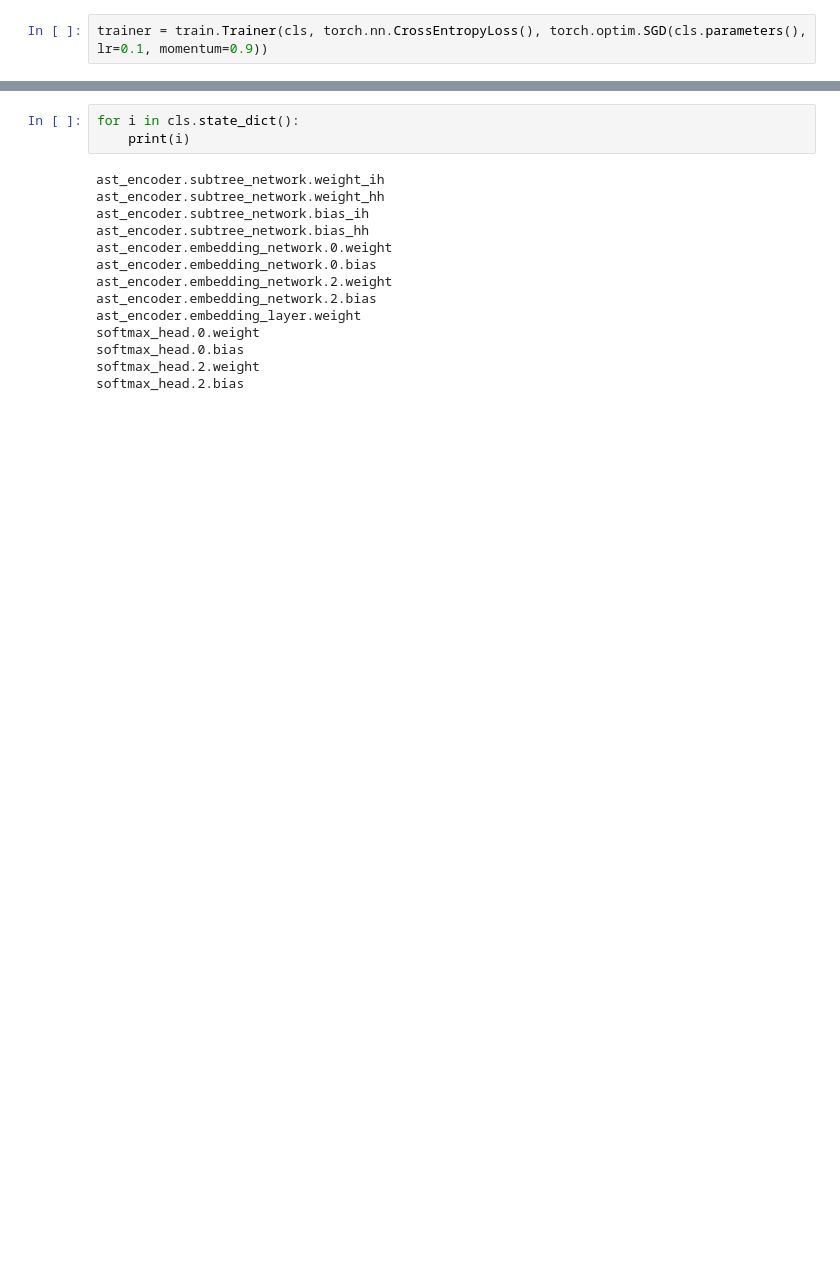
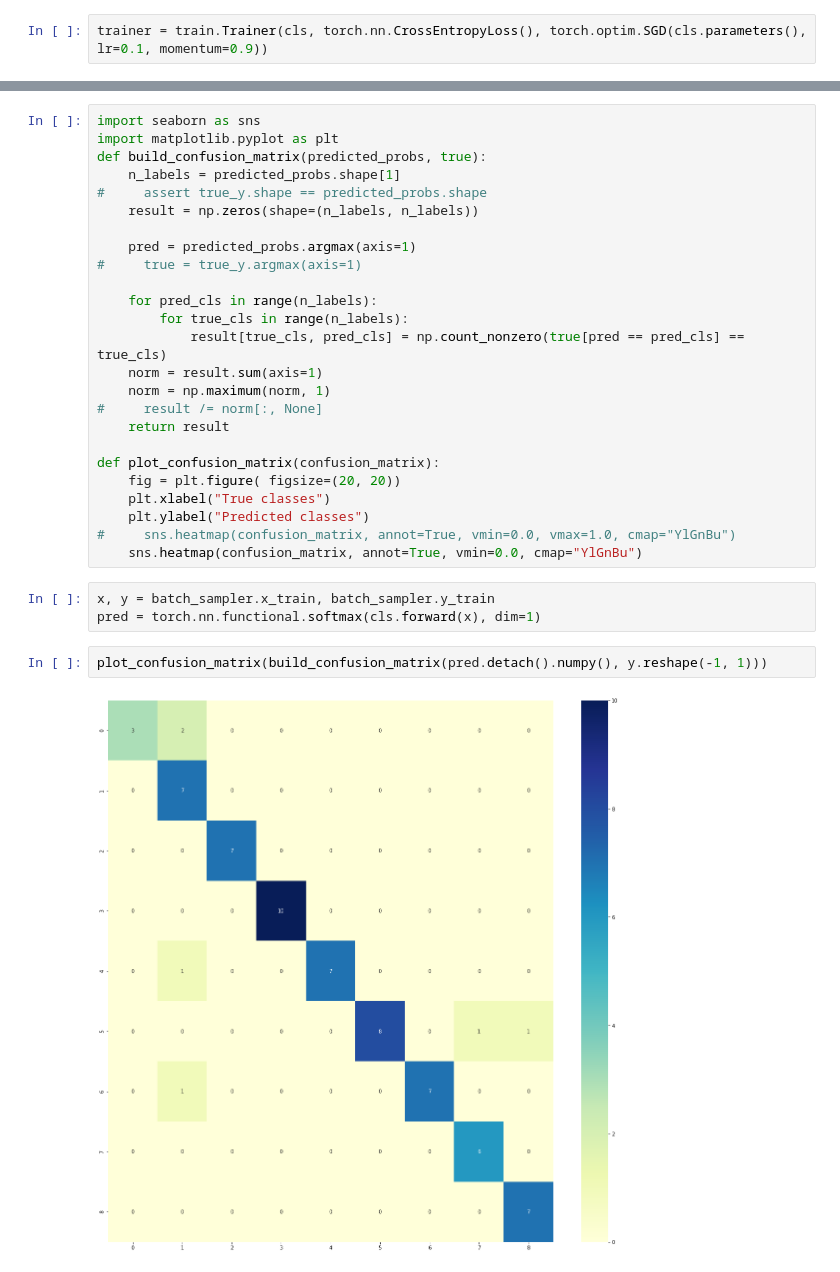
Before and after one commit to itasarom/authorship_attribution, a Jupyter notebook: debug.ipynb, the cells around one changed output, grey strips where cells are left out. Saved outputs shown, nothing was run; the diff lists cells and outputs as text; blank space fills up the shorter version.

```diff
--- a/debug.ipynb
+++ b/debug.ipynb
@@ -109,17 +111,32 @@ batch_sampler.get_n_classes()
-# %%
-for i in cls.state_dict():
-    print(i)
-# %% [output]
-ast_encoder.subtree_network.weight_ih
-ast_encoder.subtree_network.weight_hh
-ast_encoder.subtree_network.bias_ih
-ast_encoder.subtree_network.bias_hh
-ast_encoder.embedding_network.0.weight
-ast_encoder.embedding_network.0.bias
-ast_encoder.embedding_network.2.weight
-ast_encoder.embedding_network.2.bias
-ast_encoder.embedding_layer.weight
-softmax_head.0.weight
-softmax_head.0.bias
-softmax_head.2.weight
-softmax_head.2.bias
+# %%
+import seaborn as sns
+import matplotlib.pyplot as plt
+def build_confusion_matrix(predicted_probs, true):
+    n_labels = predicted_probs.shape[1]
+#     assert true_y.shape == predicted_probs.shape
+    result = np.zeros(shape=(n_labels, n_labels))
+
+    pred = predicted_probs.argmax(axis=1)
+#     true = true_y.argmax(axis=1)
+
+    for pred_cls in range(n_labels):
+        for true_cls in range(n_labels):
+            result[true_cls, pred_cls] = np.count_nonzero(true[pred == pred_cls] == true_cls)
+    norm = result.sum(axis=1)
+    norm = np.maximum(norm, 1)
+#     result /= norm[:, None]
+    return result
+
+def plot_confusion_matrix(confusion_matrix):
+    fig = plt.figure( figsize=(20, 20))
+    plt.xlabel("True classes")
+    plt.ylabel("Predicted classes")
+#     sns.heatmap(confusion_matrix, annot=True, vmin=0.0, vmax=1.0, cmap="YlGnBu")
+    sns.heatmap(confusion_matrix, annot=True, vmin=0.0, cmap="YlGnBu")
+# %%
+x, y = batch_sampler.x_train, batch_sampler.y_train
+pred = torch.nn.functional.softmax(cls.forward(x), dim=1)
+# %%
+plot_confusion_matrix(build_confusion_matrix(pred.detach().numpy(), y.reshape(-1, 1)))
+# %% [output]
+[figure, added]
```
Also changed, not shown: parts of 10 cells of this notebook, 3 other files.
